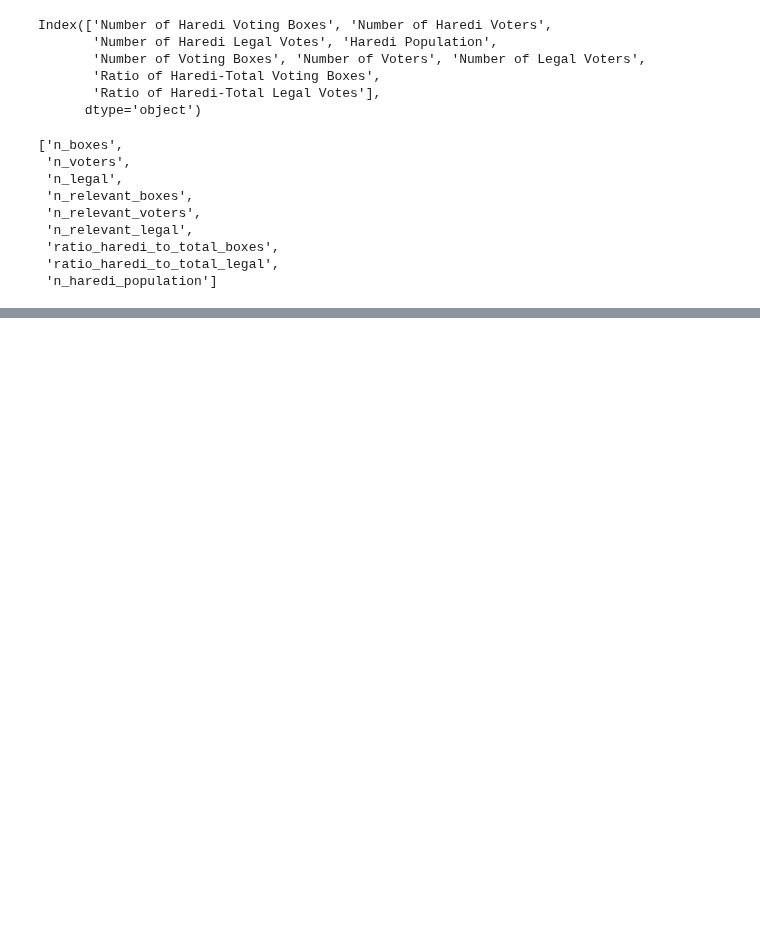
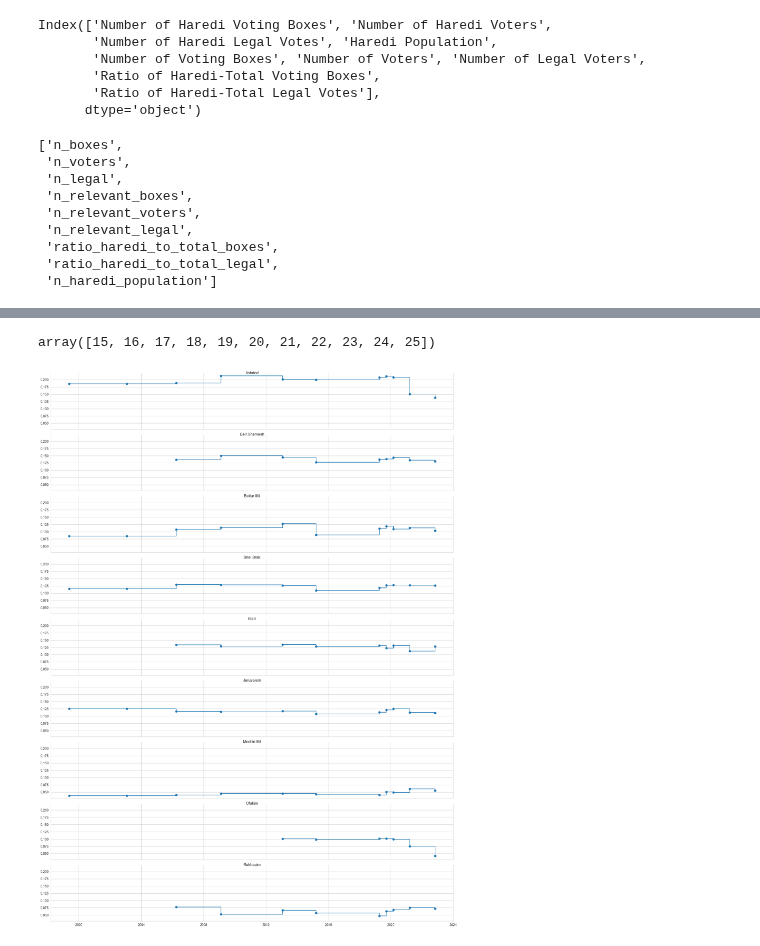
Before and after one commit to bgbg/segregation_paper, a Jupyter notebook: notebooks/voter_separation.ipynb, the cells around one changed output, grey strips where cells are left out. Cells and saved outputs as stored; diff of their text form; code cells hidden in the pictures; blank space fills up the shorter version.

```diff
--- a/notebooks/voter_separation.ipynb
+++ b/notebooks/voter_separation.ipynb
@@ -334,0 +401,10 @@ fig.tight_layout()
+# %%
+if "election_date" not in df_data_all.columns:
+    df_dates = pd.read_csv("../data/external/election_dates.csv").set_index(
+        "knesset_number", drop=True
+    )
+    df_dates["election_date"] = pd.to_datetime(df_dates["election_date"])
+    df_data_all["election_date"] = df_dates.reindex(df_data_all.knesset_number.values)[
+        "election_date"
+    ].values
+df_data_all
@@ -334,0 +425,15 @@ fig.tight_layout()
+# %%
+df_summary = df_data_all.groupby("city_name").apply(
+    lambda d: pd.Series(
+        {
+            "n_points": len(d),
+            "last_value": d.sort_values("knesset_number")["dissimilarity"].iloc[-1],
+        }
+    )
+)
+df_summary = (
+    df_summary.loc[df_summary.n_points > 5]
+    .sort_values("last_value", ascending=True)
+    .reset_index()
+)
+df_summary
@@ -334,0 +484,19 @@ fig.tight_layout()
+# %%
+df_dynamics = df_data_all.merge(
+    df_summary[["city_name", "last_value"]], on="city_name"
+).sort_values("knesset_number")
+# %%
+df_dynamics.knesset_number.unique()
+# %% [output]
+array([15, 16, 17, 18, 19, 20, 21, 22, 23, 24, 25])
+# %%
+ncols = 1
+nrows = int(np.ceil((df_dynamics.city_name.nunique()) // ncols))
+fig, axes = plt.subplots(nrows, ncols, sharex=True, sharey=True, figsize=(18, 24))
+axes = axes.flatten()
+for ax, (city_name, df_city) in zip(axes, df_dynamics.groupby("city_name")):
+    make_step_plot(df_city, ax=ax)
+    ax.set_title(city_name, y=1, va="top")
+fig.tight_layout()
+# %% [output]
+[figure, added]
```
Also changed, not shown: parts of 27 cells of this notebook, 12 other files.
